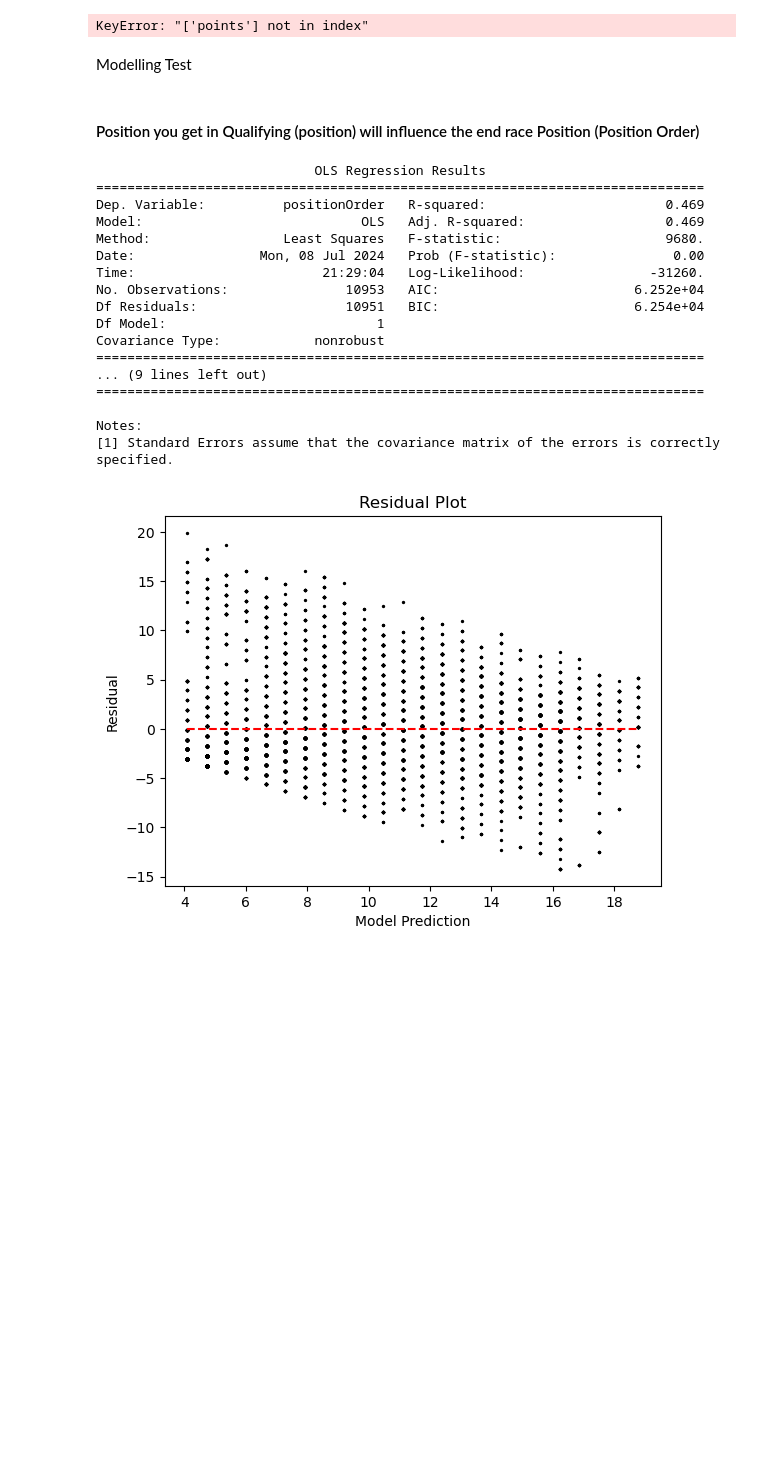
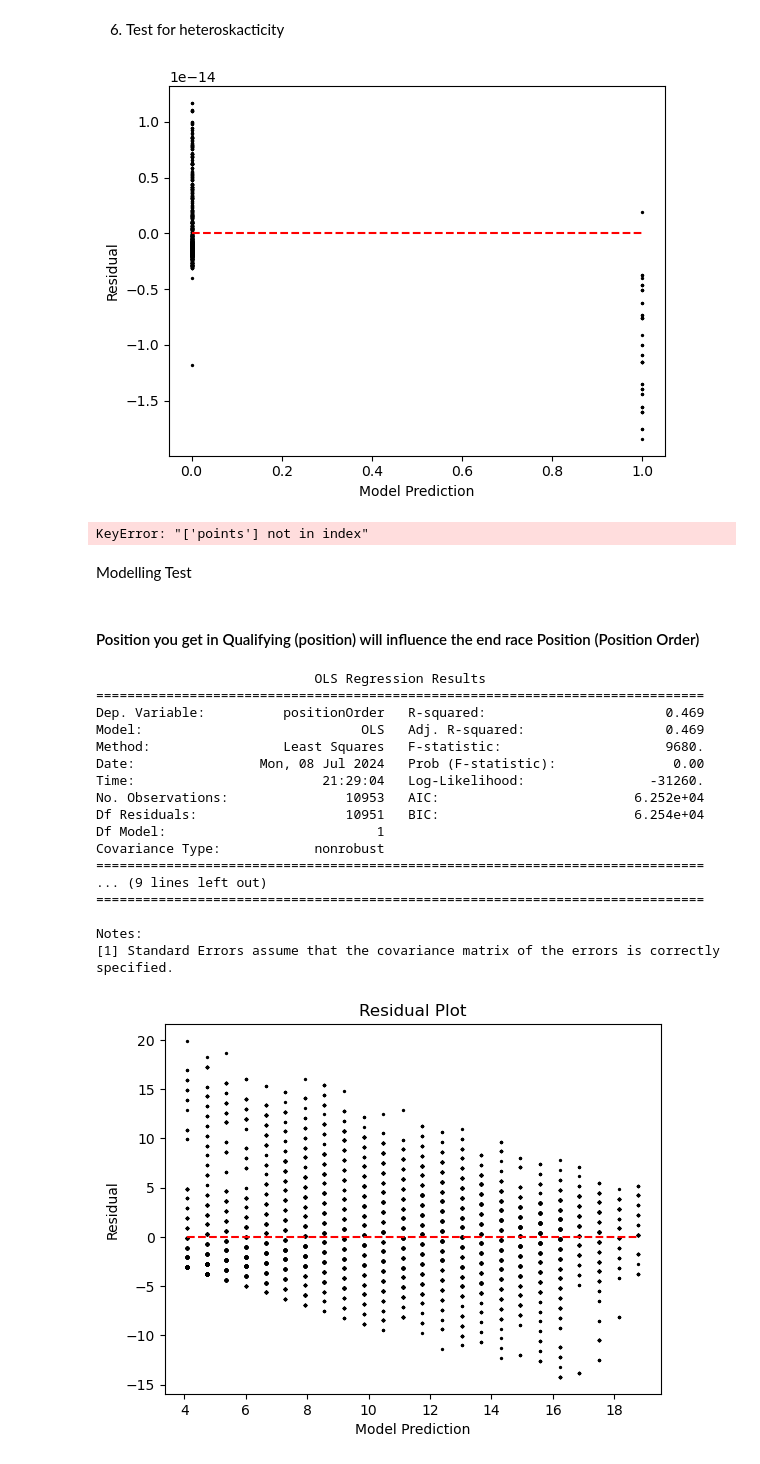
Before and after one commit to rameloa/School, a Jupyter notebook: 860AcquisitionManagementofData/Project/Code2.ipynb, the cells around one changed output. Saved outputs shown, nothing was run; the diff lists cells and outputs as text; code cells hidden in the pictures; blank space fills up the shorter version.

```diff
--- a/860AcquisitionManagementofData/Project/Code2.ipynb
+++ b/860AcquisitionManagementofData/Project/Code2.ipynb
@@ -43,12 +39,12 @@ df = df.drop(columns=['url_x','url_y','number'])
 # distinct_raceyear_df = df.drop_duplicates(subset='year').sort_values(by='year', ascending=False)
 df_new_merged = pd.merge(df, results, on=['driverId','raceId'], how='inner')
 df_new_merged = pd.merge(df_new_merged, driver_standings, on=['driverId','raceId'], how='inner')
-df_new_merged = pd.merge(df_new_merged, qualifying, on=['driverId','raceId'], how='inner')
-df_new_merged = pd.merge(df_new_merged, lap_times, on=['driverId','raceId'], how='inner')
+# df_new_merged = pd.merge(df_new_merged, qualifying, on=['driverId','raceId'], how='inner')
+# df_new_merged = pd.merge(df_new_merged, lap_times, on=['driverId','raceId'], how='inner')
 
-test = df_new_merged[df_new_merged['year'] == 2023]
-test.to_csv('test.csv')
-test.info()
+merged_df = df_new_merged[df_new_merged['year'] == 2023]
+merged_df.to_csv('merged_df.csv')
+
 # df_new_merged['lapTime'] = df_new_merged['lapTime'].apply(time_to_seconds)
 # df_new_merged['totalPitDuration'] = df_new_merged['duration'].apply(time_to_seconds)
 # df_new_merged['positionOrder'] = pd.to_numeric(df_new_merged['positionOrder'], errors='coerce')
@@ -136,0 +149,19 @@ X_train.shape, X_test.shape, y_train.shape, y_test.shape
+# %%
+X = new_df[['raceId', 'year', 'round', 'circuitId', 'driverId', 'grid','positionOrder', 'points_y', 'wins', 'RaceWinner','fastestLapTime_seconds']].values
+y = new_df['RaceWinner'].values
+
+from sklearn.model_selection import train_test_split
+X_train, X_test, y_train, y_test = train_test_split(X,y,train_size=0.95,random_state=0)
+
+'''
+Fitting data to a regression model requires two arguments, the training X
+values (independent variables) and the training y values (dependent variables.
+In general, most fit functions for models follow this format.
+'''
+reg = LinearRegression().fit(X_train, y_train)
+print("R-Squared:", reg.score(X_train, y_train))
+
+from statsmodels.formula.api import ols
+
+model = ols('RaceWinner ~ raceId+year+round+circuitId+driverId+grid+positionOrder+points_y+wins+fastestLapTime_seconds',new_df).fit()
+print(model.summary())
@@ -137,3 +186,22 @@ X_train.shape, X_test.shape, y_train.shape, y_test.shape
+# %% [markdown]
+6. Test for heteroskacticity
+# %%
+#Residuals calculated by definition above.
+predicted_y = reg.predict(X_train)
+#Note we can perform element-wise subtraction between arrays like so
+residuals = y_train - predicted_y
+
+import matplotlib.pyplot as plt
+plt.scatter(predicted_y,residuals,s=2,c='black')
+
+#This line adds the dashed horizontal line
+plt.hlines(0,min(predicted_y),max(predicted_y),color='red',linestyles='dashed')
+
+plt.xlabel("Model Prediction")
+plt.ylabel("Residual")
+plt.show()
+# %% [output]
+[figure, added]
 # %%
 # Selecting relevant numerical columns for correlation analysis
 numerical_columns = [
```
Also changed, not shown: parts of 20 cells of this notebook, 5 other files.
